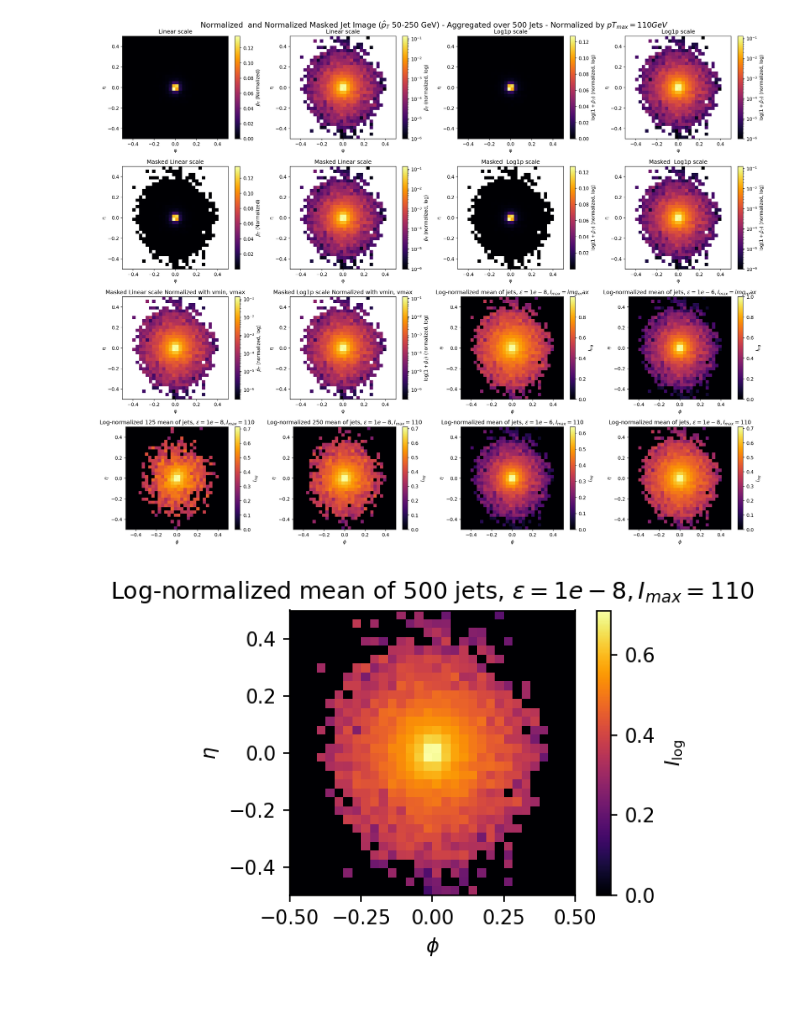
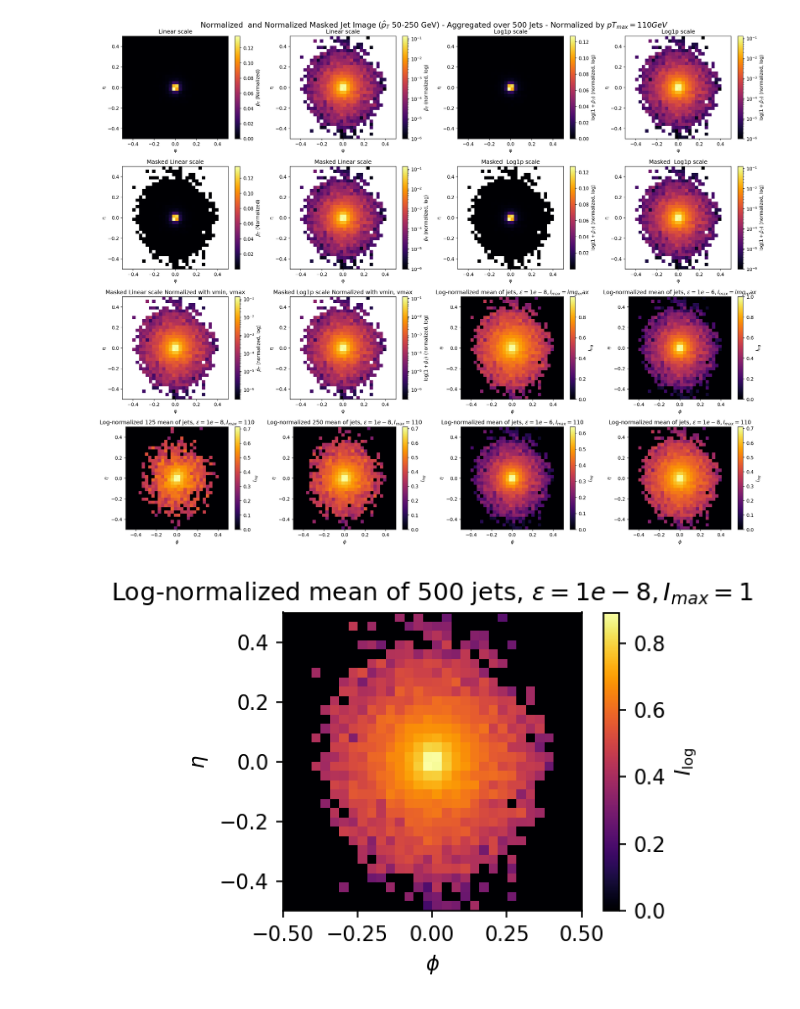
Before and after one commit to hmehryar/ml-jet-ext, a Jupyter notebook: dataset_builder/02_agg500_testbed.ipynb, the cells around one changed output. Cells and saved outputs as stored; diff of their text form; code cells hidden in the pictures.

Commit message:
Add 500-jet aggregation testbed and log/linear mean image visualization resoves #9 @hmehryar

```diff
--- a/dataset_builder/02_agg500_testbed.ipynb
+++ b/dataset_builder/02_agg500_testbed.ipynb
@@ -383,24 +383,24 @@ plt.tight_layout()
 # %%
 import matplotlib.pyplot as plt
 
 phi_min, phi_max = PHI_RANGE
 eta_min, eta_max = ETA_RANGE
 
 plt.figure(figsize=(4, 3), dpi=150)
 plt.imshow(
-    log_normalize_image(mean_img,epsilon=1e-8,img_max=110),                # transpose if you want (phi, eta) orientation
+    log_normalize_image(mean_img,epsilon=1e-8,img_max=1),                # transpose if you want (phi, eta) orientation
     origin="lower",
     extent=[phi_min, phi_max, eta_min, eta_max],
     # aspect="auto",
     cmap="inferno",
     # interpolation="nearest",
 )
 
-plt.title(r"Log-normalized mean of 500 jets, $\epsilon=1e-8, I_{max}=110$")
+plt.title(r"Log-normalized mean of 500 jets, $\epsilon=1e-8, I_{max}=1$")
 plt.xlabel(r"$\phi$")
 plt.ylabel(r"$\eta$")
 plt.colorbar(label=r"$I_{\log}$")
 plt.tight_layout()
 plt.show()
 # %% [output]
-[figure, old version]
+[figure, new version]
```
